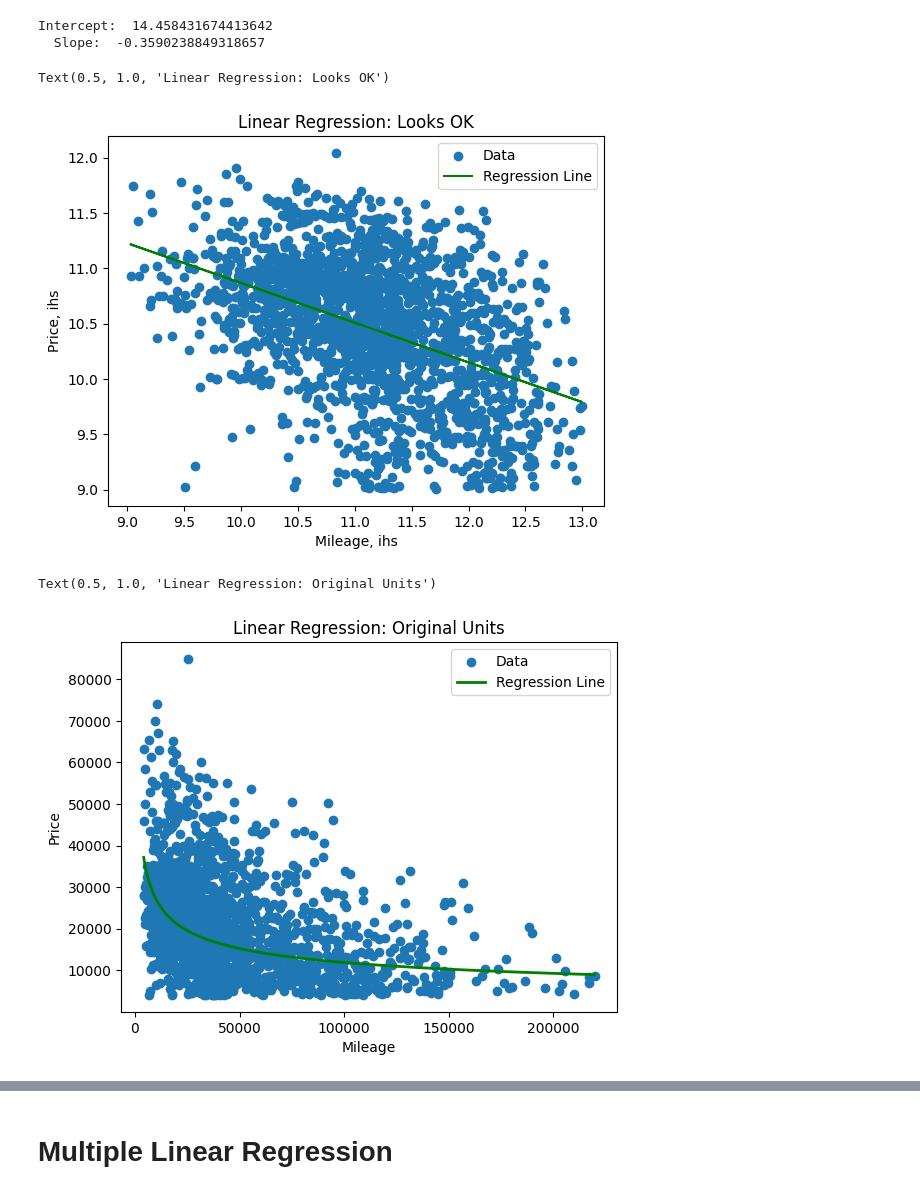
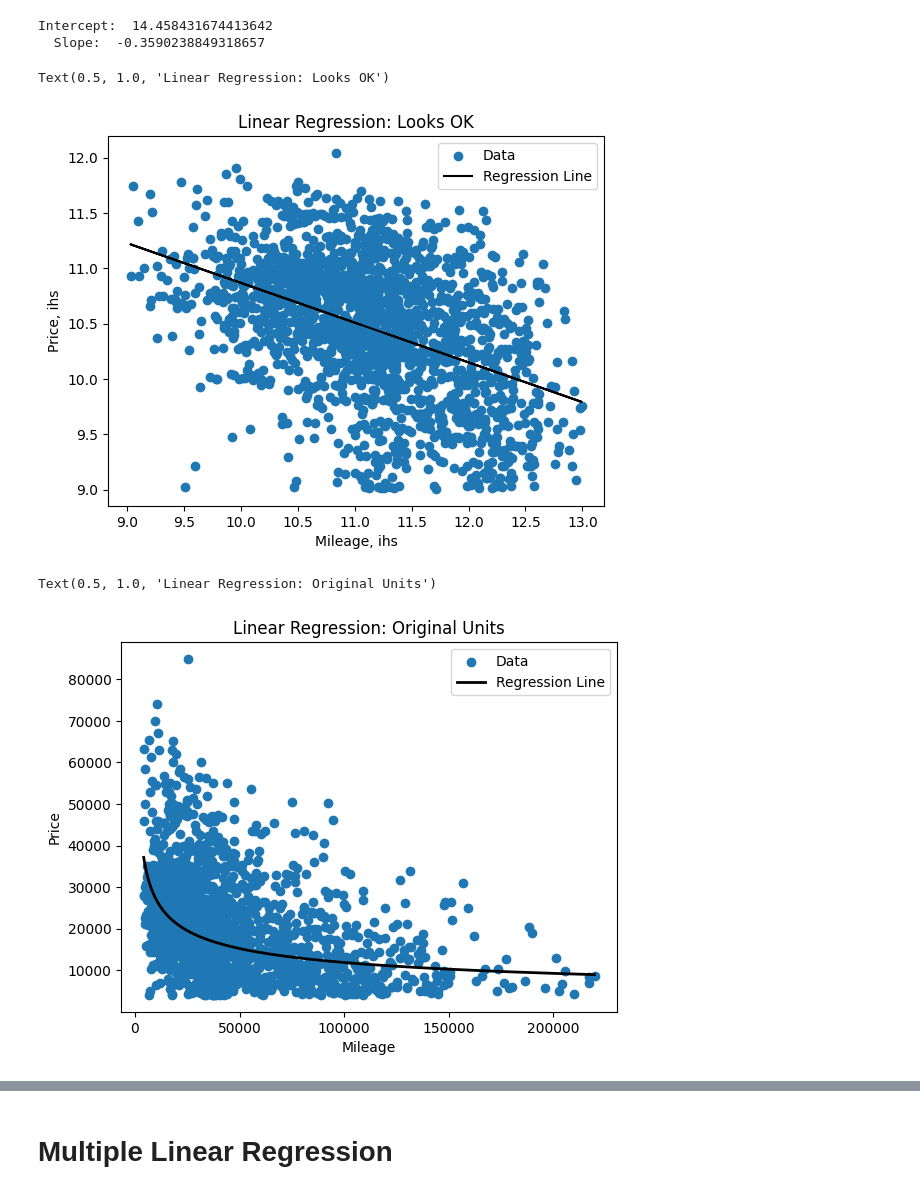
Before and after one commit to yuthimreddy/hw07_linearModels, a Jupyter notebook: linearModels.ipynb, the cells around one changed output, grey strips where cells are left out. Cells and saved outputs as stored; diff of their text form; code cells hidden in the pictures.

```diff
--- a/linearModels.ipynb
+++ b/linearModels.ipynb
@@ -592,14 +585,14 @@ Intercept:  14.458431674413642
 # %%
 # Scatter plot of fit:
 plt.scatter(x,y,label='Data')
-plt.plot(x,reg['y_hat'],label='Regression Line',color='green')
+plt.plot(x,reg['y_hat'],label='Regression Line',color='black')
 plt.xlabel("Mileage, ihs")
 plt.ylabel("Price, ihs")
 plt.legend(loc='upper right')
 plt.title('Linear Regression: Looks OK')
 # %% [output]
 Text(0.5, 1.0, 'Linear Regression: Looks OK')
-[figure, old version]
+[figure, new version]
 # %%
 df.sort_values('mileage',inplace=True) # Sorts the data by age of car
 x = df['mileage']
@@ -608,14 +601,14 @@ reg = slr( df['mileage_ihs'], df['price_ihs'])
 y_hat_inv = np.sinh(reg['y_hat']) # sinh is the inverse of arcsinh
 # %%
 plt.scatter(x,y,label='Data')
-plt.plot(x,y_hat_inv,label='Regression Line',color='green',linewidth=2)
+plt.plot(x,y_hat_inv,label='Regression Line',linewidth=2,color='black')
 plt.xlabel("Mileage")
 plt.ylabel("Price")
 plt.legend(loc='upper right')
 plt.title('Linear Regression: Original Units')
 # %% [output]
 Text(0.5, 1.0, 'Linear Regression: Original Units')
-[figure, old version]
+[figure, new version]
 # %%
 # Without cleaning/feature engineering:
 x = df0['mileage']
```
Also changed, not shown: parts of 7 cells of this notebook.
